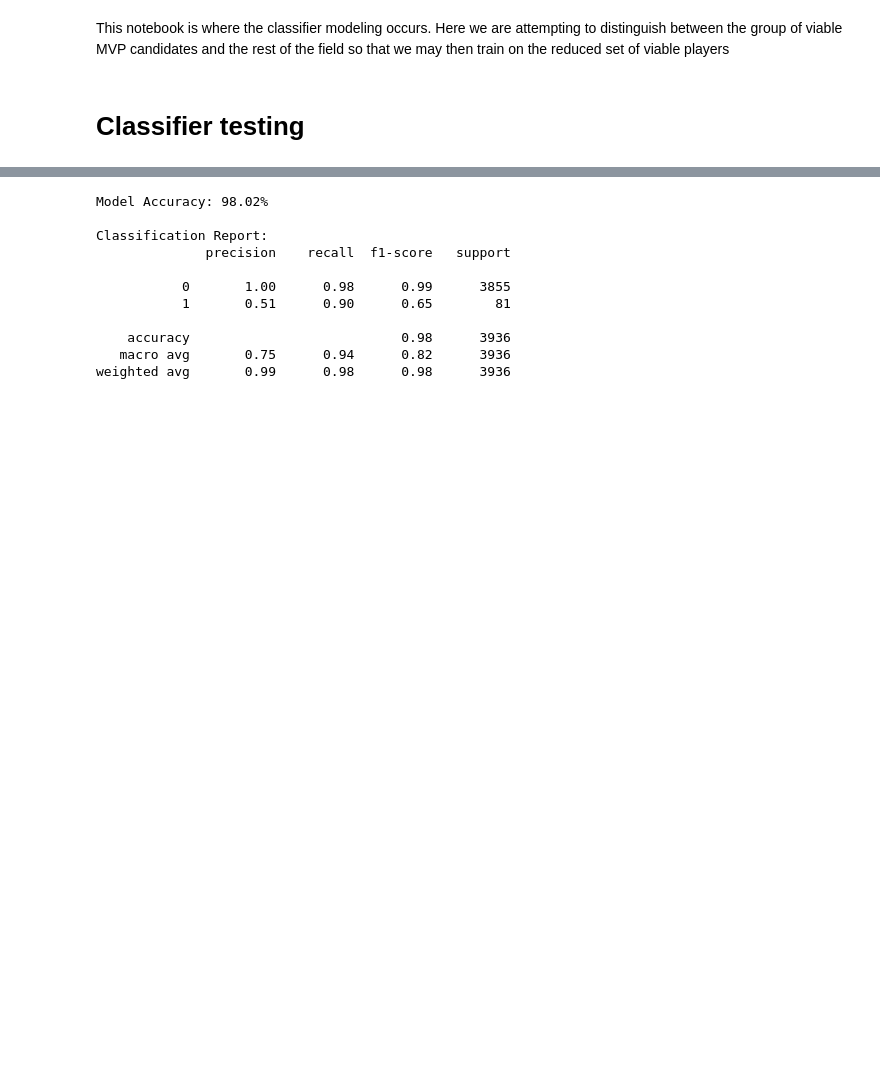
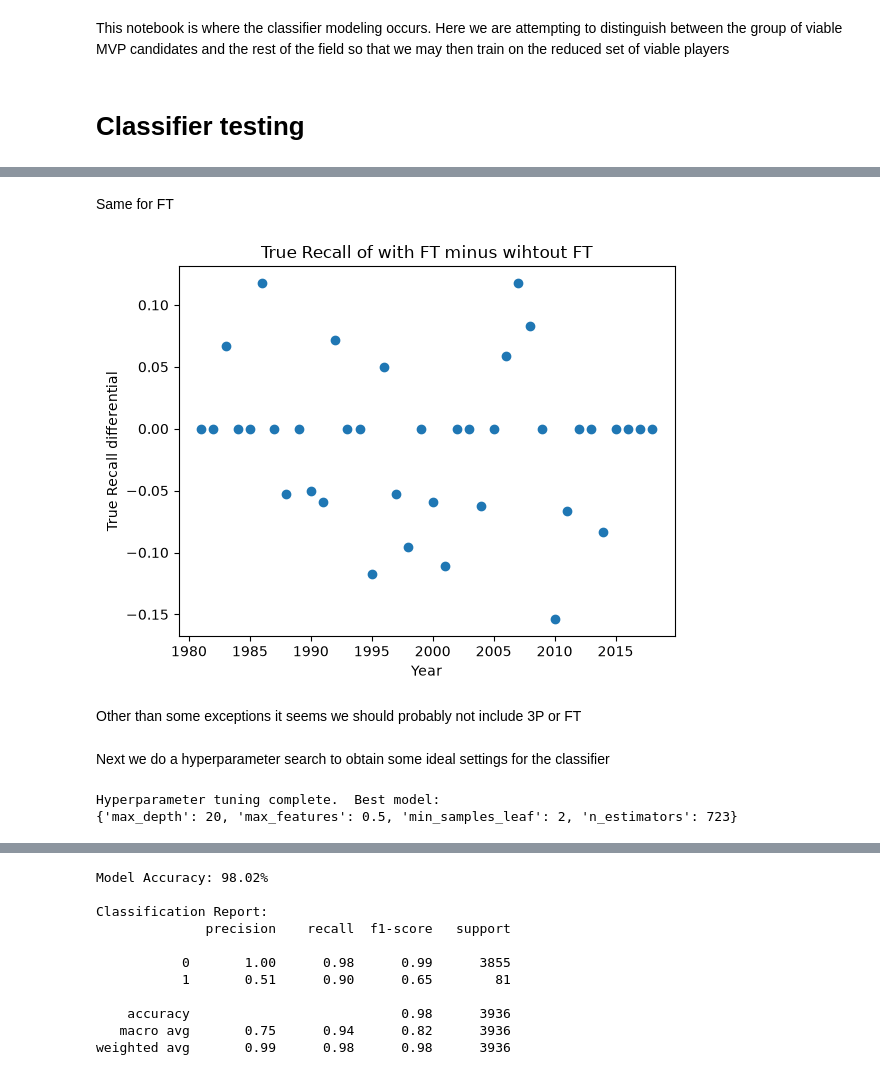
Before and after one commit to Erdos-Projects/fall-2026-nba-mvp-prediction, a Jupyter notebook: model/classifier.ipynb, the cells around one changed output, grey strips where cells are left out. Cells and saved outputs as stored; diff of their text form; code cells hidden in the pictures; blank space fills up the shorter version.

```diff
--- a/model/classifier.ipynb
+++ b/model/classifier.ipynb
@@ -72,0 +175,76 @@ Best subset = ('PTS', 'W%', 'eFG%', 'DRB', 'AST', 'BLK', '3P', 'GP%'), Recall =
+# %% [markdown]
+Same for FT
+# %%
+with_FT = []
+without_FT = []
+for year in range(START_YEAR+1, HOLDOUT_START):
+    # dont include FT
+    features = ['PTS','W%','DRB','AST','BLK','STL']
+    tr = df[(df['Year'] < year)]
+    val = df[(df['Year'] == year)]
+
+    X_tr, y_tr = tr[features], tr.iloc[:,-1]
+    X_val, y_val = val[features], val.iloc[:,-1]
+
+    model = RandomForestClassifier(random_state=29, n_jobs=-1)
+    model.fit(X_tr, y_tr)
+
+    _, recall_1 = recall_score(y_val, model.predict(X_val), average=None)
+    without_FT.append(recall_1)
+
+    # do include FT
+    features = ['PTS','W%','DRB','AST','BLK','STL','FT']
+    X_tr, y_tr = tr[features], tr.iloc[:,-1]
+    X_val, y_val = val[features], val.iloc[:,-1]
+
+    model = RandomForestClassifier(random_state=29, n_jobs=-1)
+    model.fit(X_tr, y_tr)
+
+    _, recall_1 = recall_score(y_val, model.predict(X_val), average=None)
+    with_FT.append(recall_1)
+
+plt.scatter(range(START_YEAR+1, HOLDOUT_START),np.array(with_FT)-np.array(without_FT))
+plt.title(f'True Recall of with FT minus wihtout FT')
+plt.xlabel('Year')
+plt.ylabel('True Recall differential')
+plt.show()
+# %% [output]
+[figure, added]
+# %% [markdown]
+Other than some exceptions it seems we should probably not include 3P or FT
+# %% [markdown]
+Next we do a hyperparameter search to obtain some ideal settings for the classifier
+# %%
+features = ['PTS','W%','DRB','AST','BLK','STL']
+target = 'RecievedVotes'
+
+train_df = df[df.Year < HOLDOUT_START].reset_index(drop=True)
+test_df  = df[df.Year >= HOLDOUT_START]
+
+X_tr, y_tr = train_df[features], train_df[target]
+X_te,  y_te  = test_df[features],  test_df[target]
+
+cv = list(utils.forward_chaining_splits(train_df.Year, min_train_years=10))
+
+search = RandomizedSearchCV(
+    RandomForestClassifier(random_state=29, n_jobs=1),
+    param_distributions={
+        "n_estimators": randint(100, 1000),
+        "max_depth": [None, 5, 10, 20, 30],
+        "min_samples_leaf": randint(1, 10),
+        "max_features": ["sqrt", "log2", 0.3, 0.5],
+    },
+    n_iter=50,
+    cv=cv,
+    scoring=make_scorer(fbeta_score, beta=3),
+    n_jobs=-1,
+    random_state=29,
+)
+search.fit(X_tr, y_tr)
+print('Hyperparameter tuning complete.  Best model:')
+print(search.best_params_)
+
+model = search.best_estimator_
+# %% [output]
+Hyperparameter tuning complete.  Best model:
+{'max_depth': 20, 'max_features': 0.5, 'min_samples_leaf': 2, 'n_estimators': 723}
```
Also changed, not shown: parts of 15 cells of this notebook, 1 other file.
